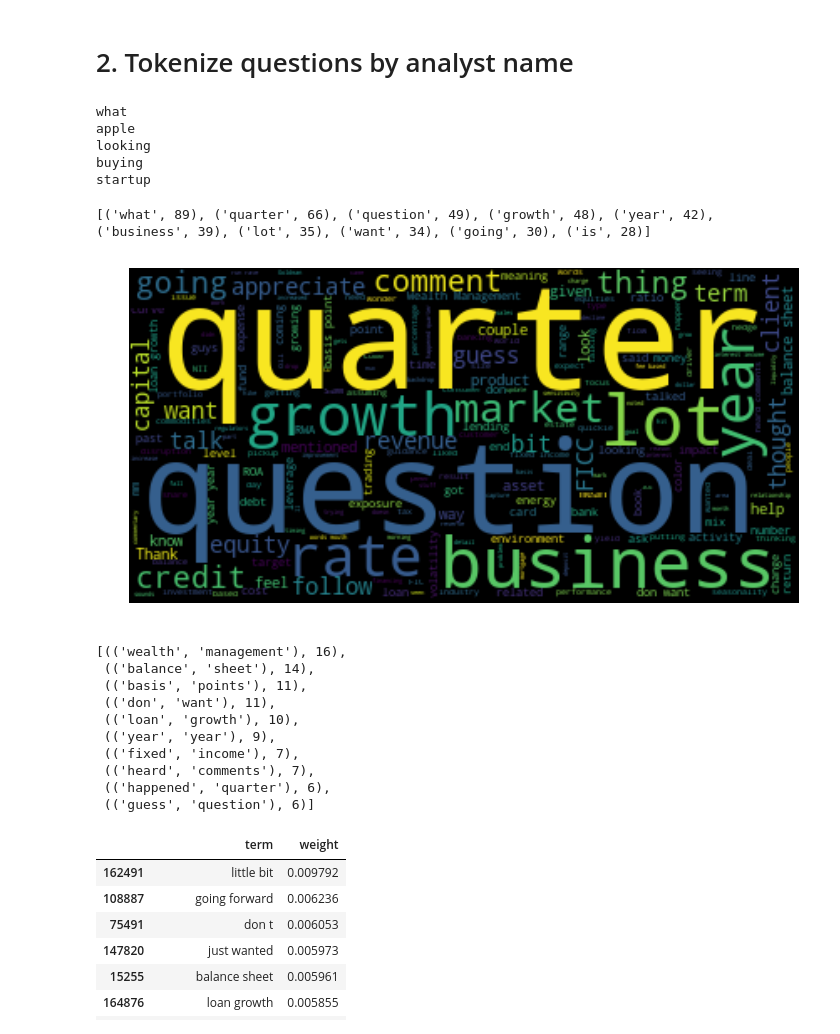
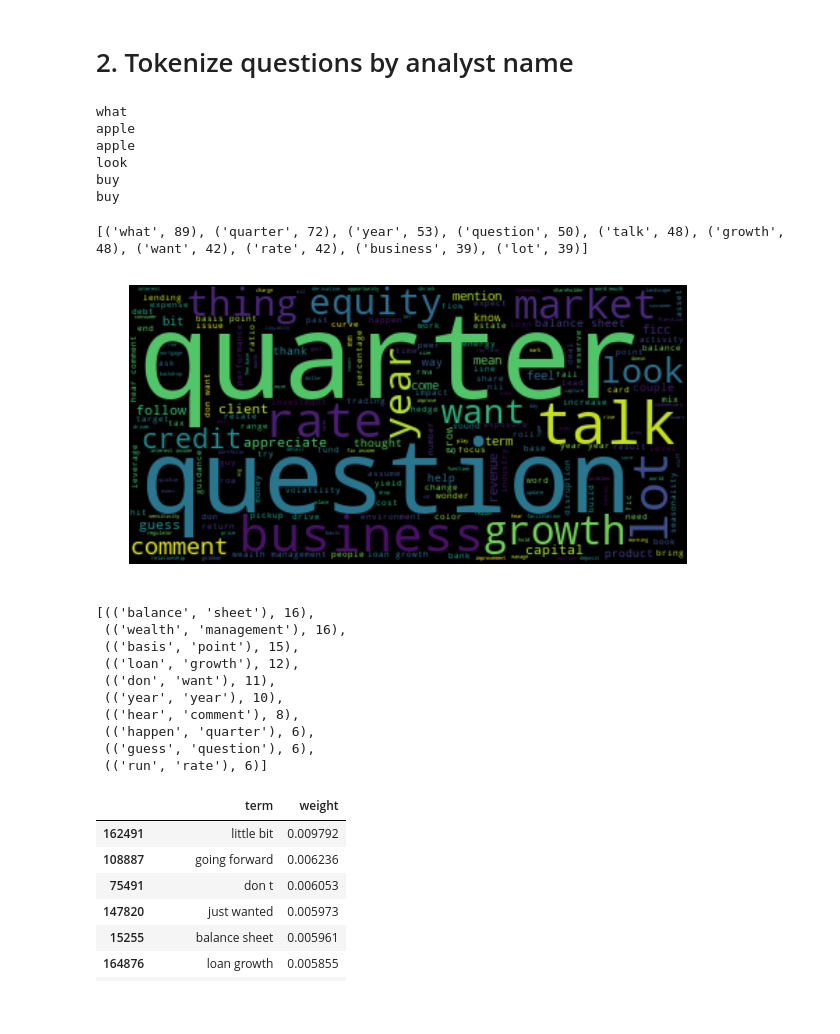
Before and after one commit to ly1123/NYU_Capstone, a Jupyter notebook: Tokenization with spacy and kenLm sentence.ipynb, the cells around one changed output. Cells and saved outputs as stored; diff of their text form; code cells hidden in the pictures; blank space fills up the shorter version.

```diff
--- a/Tokenization with spacy and kenLm sentence.ipynb
+++ b/Tokenization with spacy and kenLm sentence.ipynb
@@ -89,22 +89,22 @@ punctuations = string.punctuation
 def tokenize(sent):
     sent = re.sub('[^A-Za-z&]', ' ', sent) # replace non-letter with space
     sent = re.sub(r'\b[a-zA-Z]\b', '', sent) #remove single letter
-    # add the leamma thing here
     tokens = tokenizer(sent)
-    return [(token.text.lower()) for token in tokens if \
+    return [(token.lemma_) for token in tokens if \  # add the lemma here
             (token.text.lower() not in punctuations \
-             and token.text not in STOP_WORDS \
+             and token.lemma_ not in STOP_WORDS \
              and token.pos_ in ('PROPN', 'VERB', 'NOUN'))] # only keep PRONOUN, VERB and NOUN
 # test
-tokens = tokenize(" I'm 's what do you think or like and Apple is looking at buying U.K. startup for $1 billion")
+tokens = tokenize(" I'm 's what do you think or like apples and Apple is looking at buying and bought U.K. startup for $1 billion")
 for token in tokens:
     print (token)
 # %% [output]
 what
 apple
-looking
-buying
-startup
+apple
+look
+buy
+buy
 # %%
 from collections import Counter
 max_vocab_size = 10
@@ -125,25 +125,31 @@ for name in l:
 
 print(word_dic['Glenn Schorr'])
 # %% [output]
-[('what', 89), ('quarter', 66), ('question', 49), ('growth', 48), ('year', 42), ('business', 39), ('lot', 35), ('want', 34), ('going', 30), ('is', 28)]
+[('what', 89), ('quarter', 72), ('year', 53), ('question', 50), ('talk', 48), ('growth', 48), ('want', 42), ('rate', 42), ('business', 39), ('lot', 39)]
 # %%
-# # Create and generate a word cloud image:
-# test1  = ' '.join(word for word in all_word_dic['Glenn Schorr'])
-# wordcloud = WordCloud().generate(test1)
+from os import path
+from PIL import Image
+from wordcloud import WordCloud, STOPWORDS, ImageColorGenerator
+import matplotlib.pyplot as plt
+
+# Create and generate a word cloud image:
+test1  = ' '.join(word for word in all_word_dic['Glenn Schorr'])
+wordcloud = WordCloud().generate(test1)
 
 # print(dic['Glenn Schorr'][0])
 
-# # Display the generated image:
-# plt.figure(figsize=(12,8))
-# plt.imshow(wordcloud, interpolation='bilinear')
-# plt.axis("off")
-# plt.show()
-from PIL import Image
+# Display the generated image:
+plt.figure(figsize=(10,8))
+plt.imshow(wordcloud, interpolation='bilinear')
+plt.axis("off")
+plt.show()
 
-image = Image.open('/Users/luyin/Desktop/project/sample plot wordcloud.png')
-display(image)
+# from PIL import Image
+
+# image = Image.open('/Users/luyin/Desktop/project/sample plot wordcloud.png')
+# display(image)
 # %% [output]
-[figure, old version]
+[figure, new version]
 # %%
 # # Create and generate a word cloud image:
 # test2 = ''
@@ -183,16 +189,16 @@ def ngrams_(n_gram, analyst_name, top_n):
 # %%
 ngrams_(2, 'Glenn Schorr', 10)
 # %% [output]
-[(('wealth', 'management'), 16),
- (('balance', 'sheet'), 14),
- (('basis', 'points'), 11),
+[(('balance', 'sheet'), 16),
+ (('wealth', 'management'), 16),
+ (('basis', 'point'), 15),
+ (('loan', 'growth'), 12),
  (('don', 'want'), 11),
- (('loan', 'growth'), 10),
- (('year', 'year'), 9),
- (('fixed', 'income'), 7),
- (('heard', 'comments'), 7),
- (('happened', 'quarter'), 6),
- (('guess', 'question'), 6)]
+ (('year', 'year'), 10),
+ (('hear', 'comment'), 8),
+ (('happen', 'quarter'), 6),
+ (('guess', 'question'), 6),
+ (('run', 'rate'), 6)]
 # %%
 def wordfreqviz(analyst_name, top_n):
     rslt = wordfreq(analyst_name, top_n)
```
Also changed, not shown: parts of 19 cells of this notebook.
